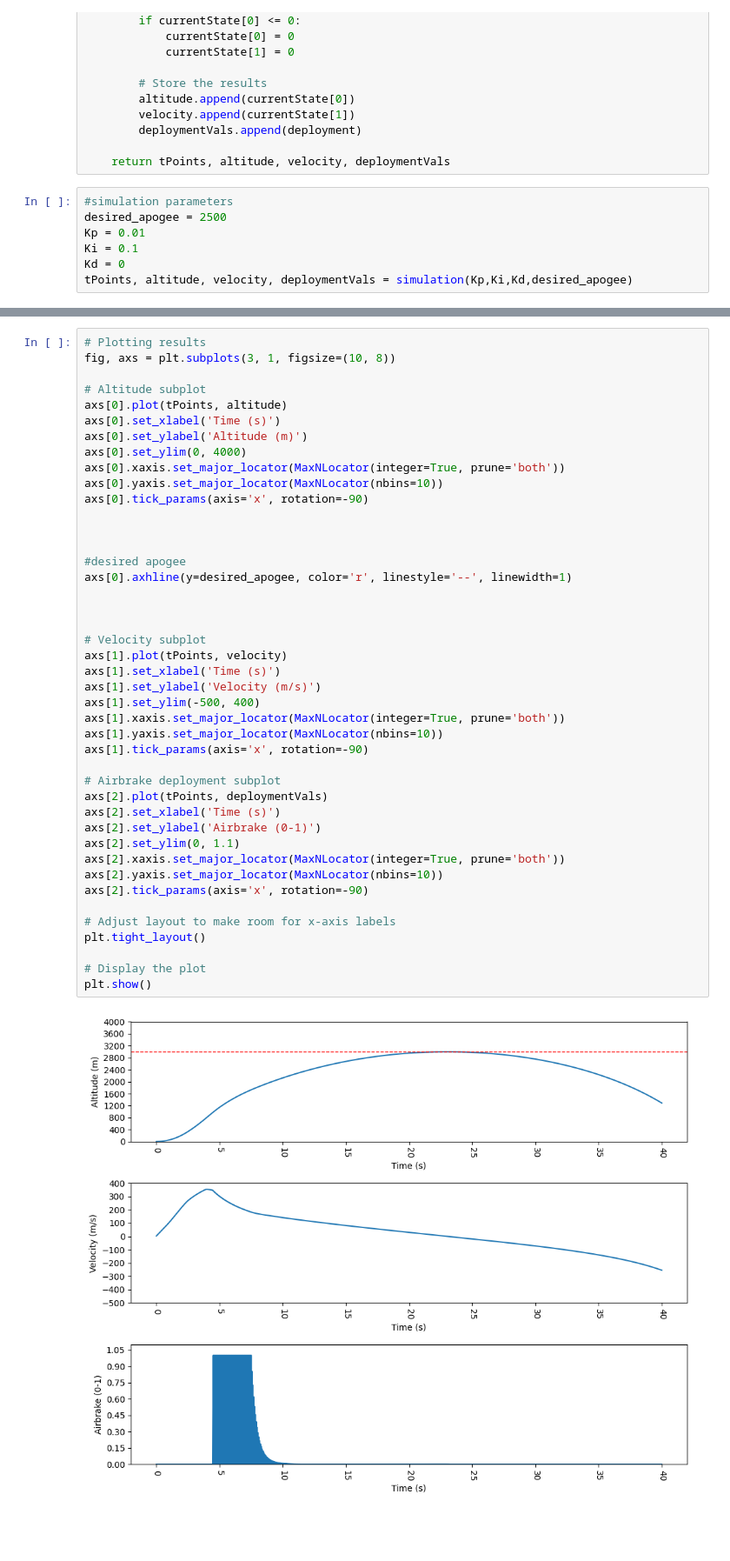
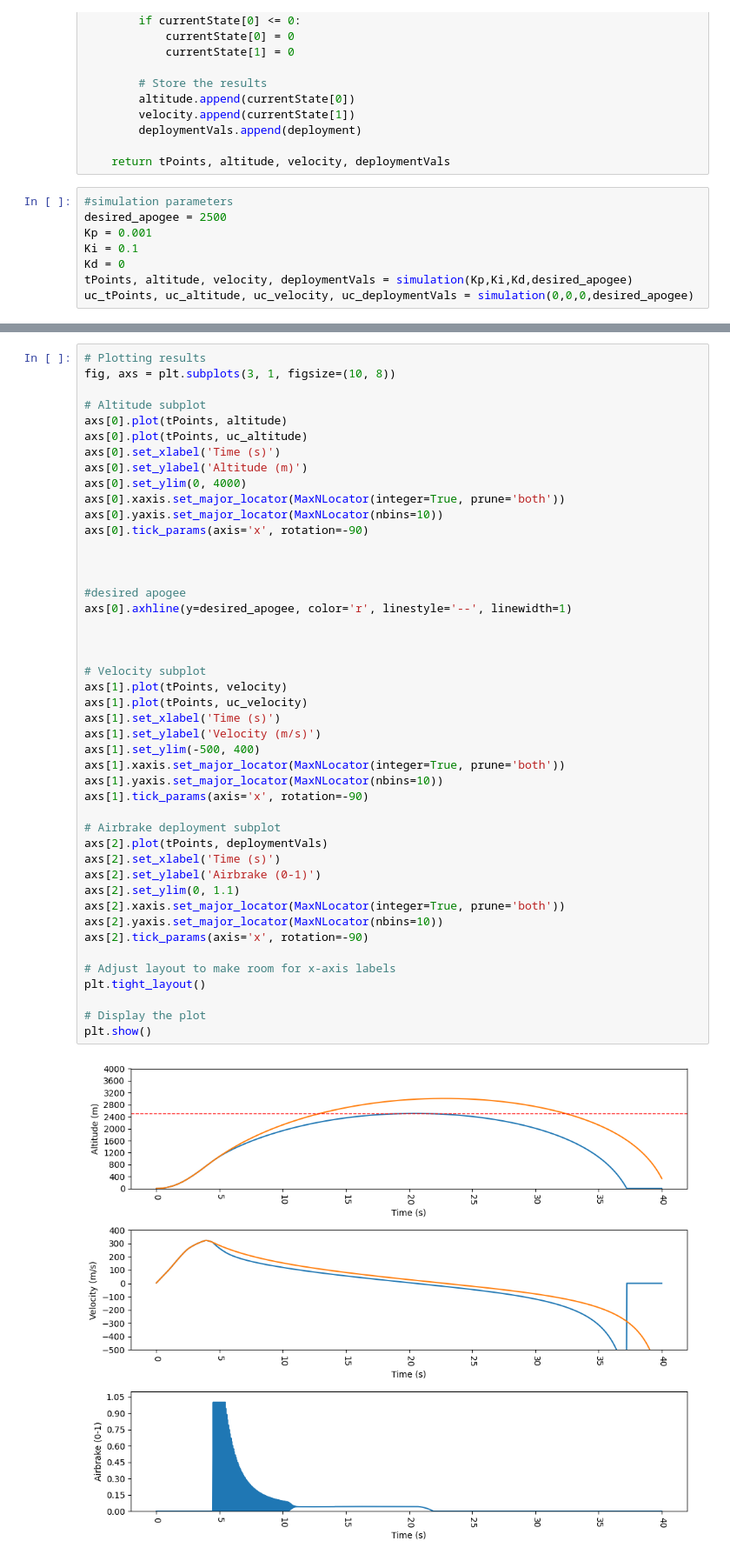
Before and after one commit to TW-exe/rocketPID, a Jupyter notebook: PID.ipynb, the cells around one changed output, grey strips where cells are left out. Shown at 87% size. Drawn from its saved outputs; the diff is of its cells as text; blank space fills up the shorter version.

```diff
--- a/PID.ipynb
+++ b/PID.ipynb
@@ -170,9 +170,10 @@ def simulation(Kp,Ki,Kd,desired_apogee):
 # %%
 #simulation parameters
 desired_apogee = 2500
-Kp = 0.01
+Kp = 0.001
 Ki = 0.1
 Kd = 0
 tPoints, altitude, velocity, deploymentVals = simulation(Kp,Ki,Kd,desired_apogee)
+uc_tPoints, uc_altitude, uc_velocity, uc_deploymentVals = simulation(0,0,0,desired_apogee)
 # %%
 maxHeight = max(altitude)
@@ -189,6 +192,7 @@ fig, axs = plt.subplots(3, 1, figsize=(10, 8))
 
 # Altitude subplot
 axs[0].plot(tPoints, altitude)
+axs[0].plot(tPoints, uc_altitude)
 axs[0].set_xlabel('Time (s)')
 axs[0].set_ylabel('Altitude (m)')
 axs[0].set_ylim(0, 4000)
@@ -200,31 +204,32 @@ axs[0].tick_params(axis='x', rotation=-90)
 
 #desired apogee
 axs[0].axhline(y=desired_apogee, color='r', linestyle='--', linewidth=1)
 
 
 
 # Velocity subplot
 axs[1].plot(tPoints, velocity)
+axs[1].plot(tPoints, uc_velocity)
 axs[1].set_xlabel('Time (s)')
 axs[1].set_ylabel('Velocity (m/s)')
 axs[1].set_ylim(-500, 400)
 axs[1].xaxis.set_major_locator(MaxNLocator(integer=True, prune='both'))
 axs[1].yaxis.set_major_locator(MaxNLocator(nbins=10))
 axs[1].tick_params(axis='x', rotation=-90)
 
 # Airbrake deployment subplot
 axs[2].plot(tPoints, deploymentVals)
 axs[2].set_xlabel('Time (s)')
 axs[2].set_ylabel('Airbrake (0-1)')
 axs[2].set_ylim(0, 1.1)
 axs[2].xaxis.set_major_locator(MaxNLocator(integer=True, prune='both'))
 axs[2].yaxis.set_major_locator(MaxNLocator(nbins=10))
 axs[2].tick_params(axis='x', rotation=-90)
 
 # Adjust layout to make room for x-axis labels
 plt.tight_layout()
 
 # Display the plot
 plt.show()
 # %% [output]
-[figure, old version]
+[figure, new version]
```
Also changed, not shown: parts of 1 cell of this notebook.
